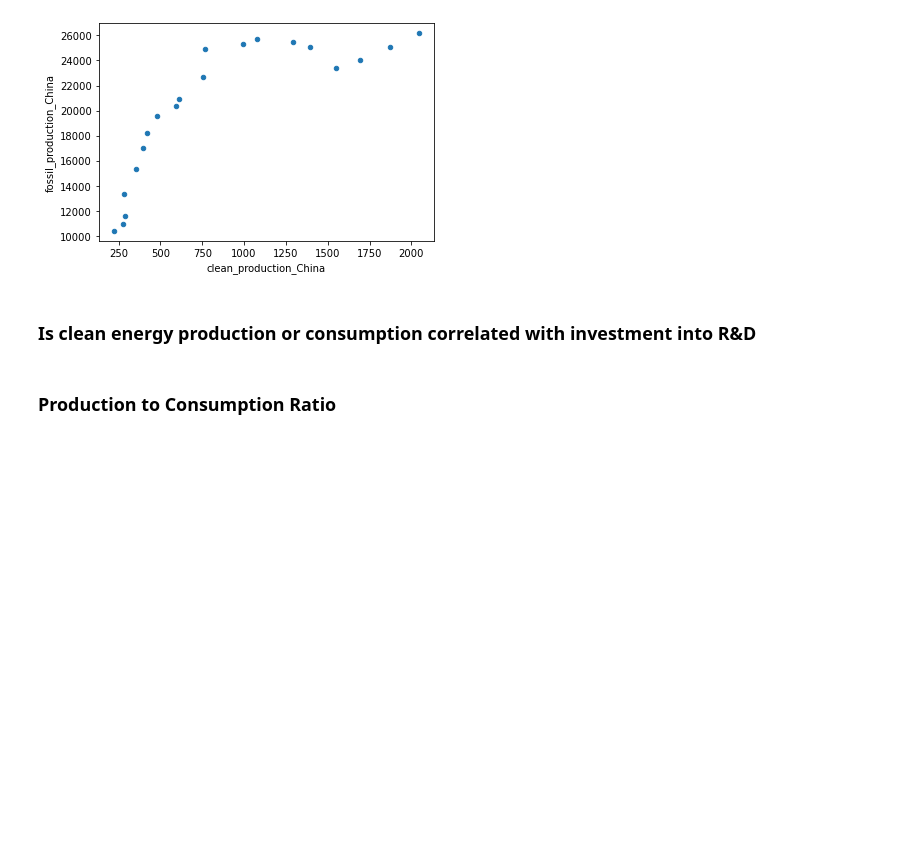
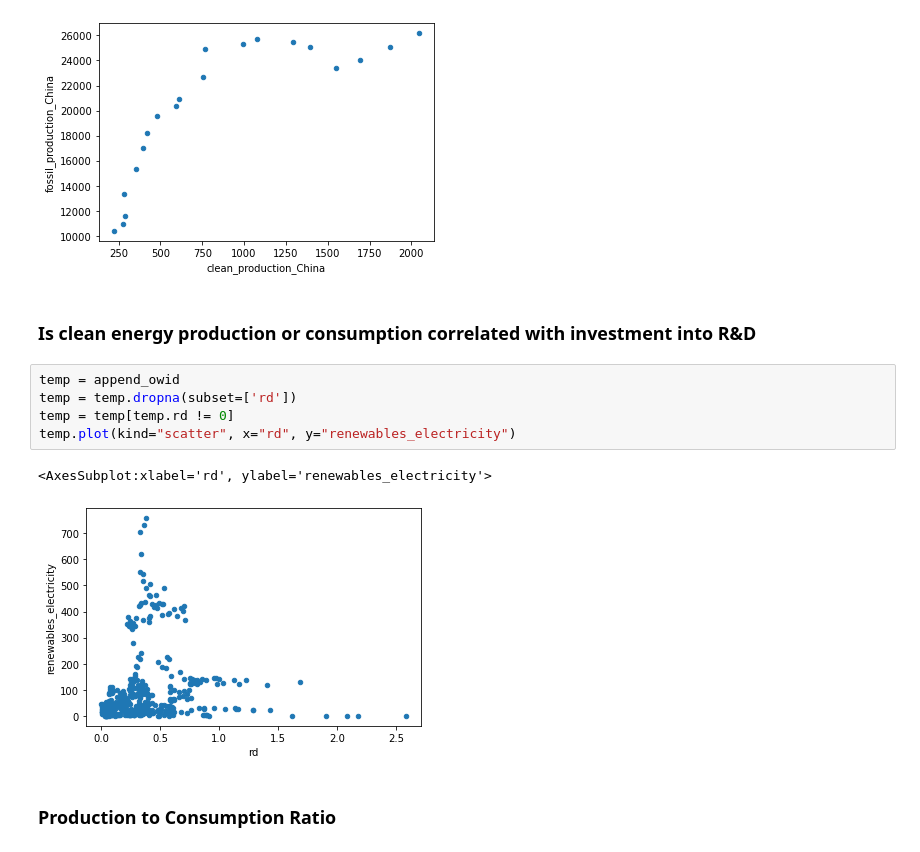
Before and after one commit to Adam-Omarali/BDC-Energy, a Jupyter notebook: InvestmentGHG.ipynb, the cells around one changed output. Saved outputs shown, nothing was run; the diff lists cells and outputs as text; blank space fills up the shorter version.

```diff
--- a/InvestmentGHG.ipynb
+++ b/InvestmentGHG.ipynb
@@ -580,6 +580,14 @@ See the caveats in the documentation: https://pandas.pydata.org/pandas-docs/stab
 [figure]
 # %% [markdown]
 <h3>Is clean energy production or consumption correlated with investment into R&D</h3>
+# %%
+temp = append_owid
+temp = temp.dropna(subset=['rd'])
+temp = temp[temp.rd != 0]
+temp.plot(kind="scatter", x="rd", y="renewables_electricity")
+# %% [output]
+<AxesSubplot:xlabel='rd', ylabel='renewables_electricity'>
+[figure, added]
 # %% [markdown]
 <h3>Production to Consumption Ratio</h3>
 # %%
```
Also changed, not shown: parts of 2 cells of this notebook.
